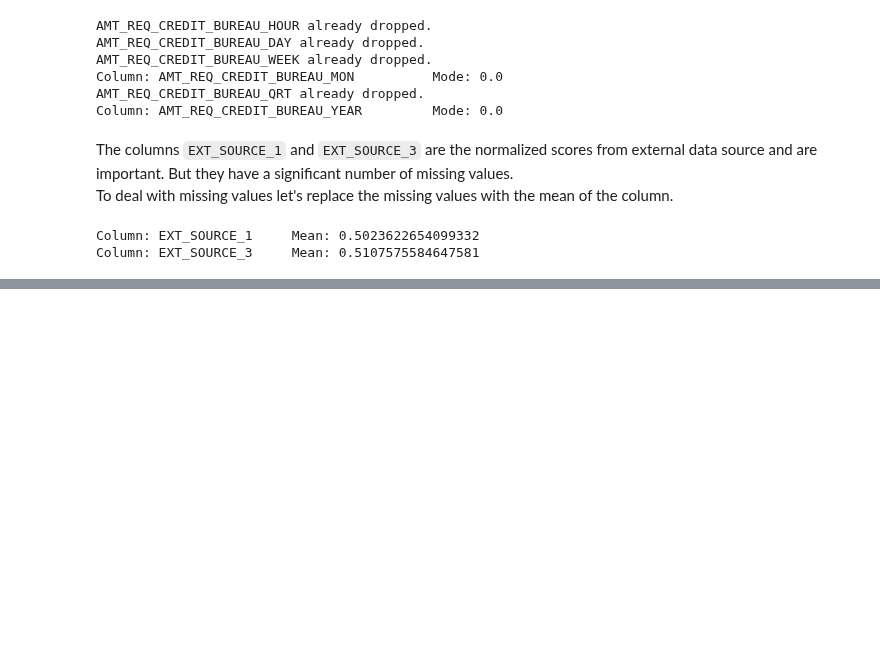
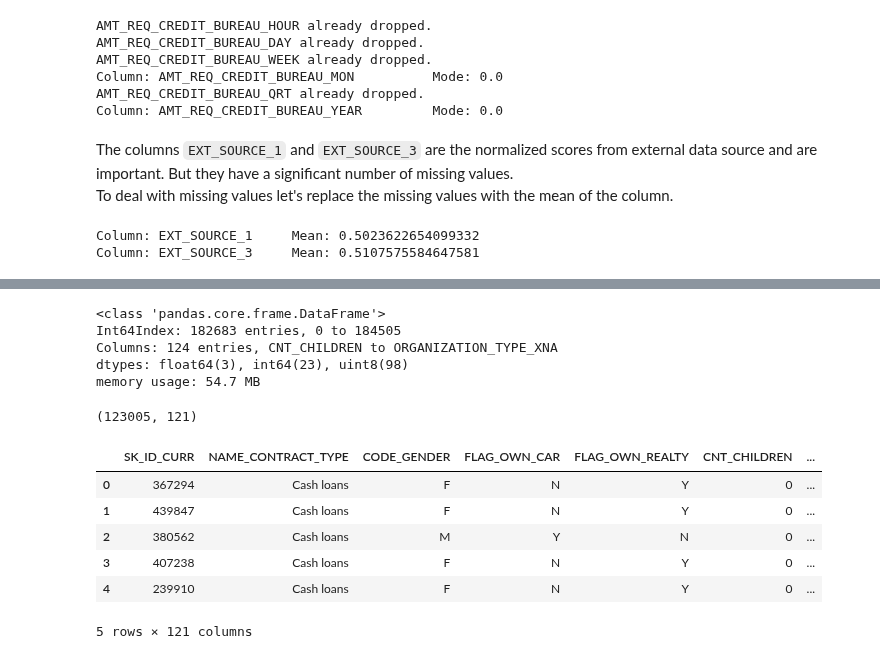
Before and after one commit to DhruvAwasthi/AI511_HOMELOAN_2022, a Jupyter notebook: notebooks/exploratory_data_analysis.ipynb, the cells around one changed output, grey strips where cells are left out. Saved outputs shown, nothing was run; the diff lists cells and outputs as text; code cells hidden in the pictures; blank space fills up the shorter version.

```diff
--- a/notebooks/exploratory_data_analysis.ipynb
+++ b/notebooks/exploratory_data_analysis.ipynb
@@ -364,0 +385,8 @@ Shape of data after: (182683, 124)
+# %%
+df.info()
+# %% [output]
+<class 'pandas.core.frame.DataFrame'>
+Int64Index: 182683 entries, 0 to 184505
+Columns: 124 entries, CNT_CHILDREN to ORGANIZATION_TYPE_XNA
+dtypes: float64(3), int64(23), uint8(98)
+memory usage: 54.7 MB
@@ -364,0 +398,16 @@ Shape of data after: (182683, 124)
+# %%
+test_data = pd.read_csv(os.path.join(DATA_DIR, "test_data.csv"))
+# %%
+test_data.shape
+# %% [output]
+(123005, 121)
+# %%
+test_data.head()
+# %% [output]
+|  | SK_ID_CURR | NAME_CONTRACT_TYPE | CODE_GENDER | FLAG_OWN_CAR | FLAG_OWN_REALTY | CNT_CHILDREN | ... |
+| 0 | 367294 | Cash loans | F | N | Y | 0 | ... |
+| 1 | 439847 | Cash loans | F | N | Y | 0 | ... |
+| 2 | 380562 | Cash loans | M | Y | N | 0 | ... |
+| 3 | 407238 | Cash loans | F | N | Y | 0 | ... |
+| 4 | 239910 | Cash loans | F | N | Y | 0 | ... |
+5 rows × 121 columns
```
Also changed, not shown: parts of 20 cells of this notebook.
